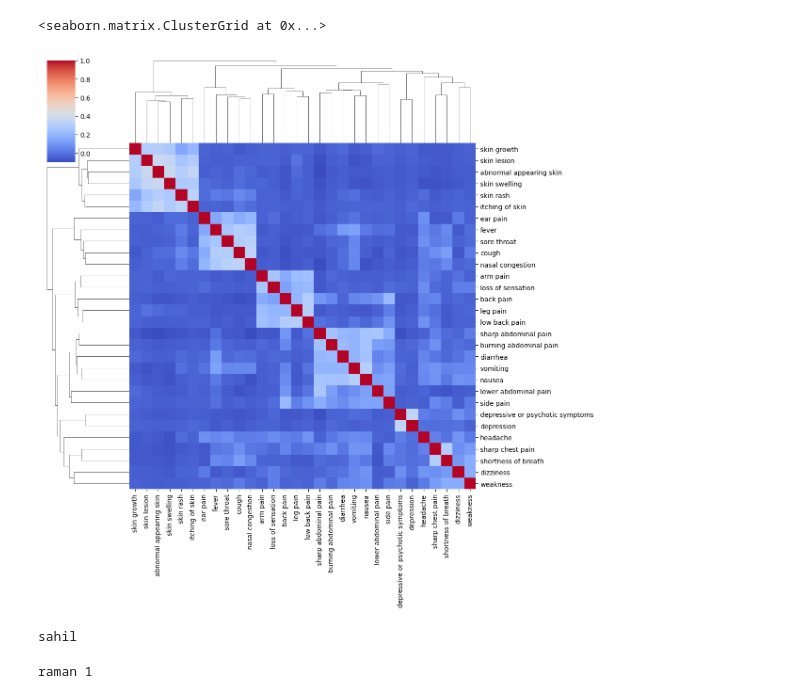
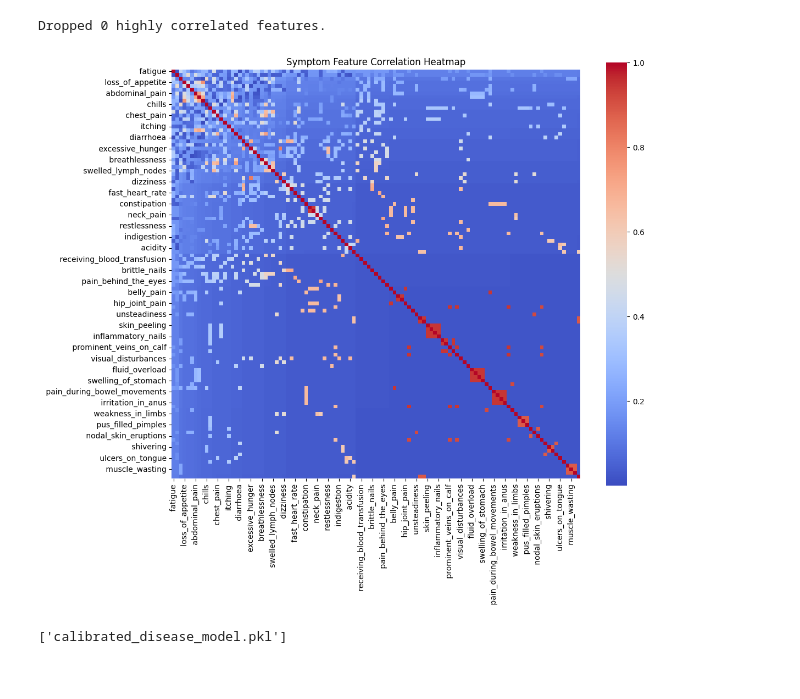
Before and after one commit to raman7976/Symptom-Disease-Diagnosis-ML, a Jupyter notebook: symptom-disease-diagnosis.ipynb, the cells around one changed output. Cells and saved outputs as stored; diff of their text form; code cells hidden in the pictures.

```diff
--- a/symptom-disease-diagnosis.ipynb
+++ b/symptom-disease-diagnosis.ipynb
@@ -133,5 +103,9 @@ plt.show()
 # %%
-plt.figure(figsize=(10, 8))
-sns.heatmap(X.corr(), cmap="coolwarm", linewidths=0.5)
-plt.title("Symptom Co-occurrence Heatmap")
-plt.show()
+# Convert symptoms to binary presence/absence matrix
+binary_matrix = pd.DataFrame(0, index=df.index, columns=unique_symptoms.index)
+
+for index, row in df.iterrows():
+    symptoms_present = row[['Symptom_' + str(i) for i in range(1, 18)]].values
+    for s in symptoms_present:
+        if s != 'none':
+            binary_matrix.loc[index, s] = 1
@@ -140,16 +112,56 @@ plt.show()
+# %%
+import numpy as np
+import pandas as pd
+
+# Step 1: Remove constant columns (with zero variance)
+constant_cols = binary_matrix.columns[binary_matrix.nunique() <= 1]
+binary_matrix_clean = binary_matrix.drop(columns=constant_cols)
+
+# Step 2: Compute correlation
+corr_matrix = binary_matrix_clean.corr().abs()
+
+# Step 3: Handle potential NaNs (replace with 0)
+corr_matrix = corr_matrix.fillna(0)
+
+# Step 4: Prune highly correlated features
+upper = corr_matrix.where(np.triu(np.ones(corr_matrix.shape), k=1).astype(bool))
+to_drop = [column for column in upper.columns if any(upper[column] > 0.95)]
+
+# Step 5: Drop those columns
+binary_matrix_pruned = binary_matrix_clean.drop(columns=to_drop)
+
+print(f"Dropped {len(to_drop)} highly correlated features.")
+# %% [output]
+Dropped 0 highly correlated features.
 # %%
-
-top_symptoms = X.sum().sort_values(ascending=False).head(30).index
-sns.clustermap(X[top_symptoms].corr(), cmap="coolwarm", figsize=(12, 12))
+corr_matrix = binary_matrix.corr().abs()
+upper = corr_matrix.where(np.triu(np.ones(corr_matrix.shape), k=1).astype(bool))
+to_drop = [column for column in upper.columns if any(upper[column] > 0.95)]
+binary_matrix.drop(columns=to_drop, inplace=True)
-# %% [output]
-<seaborn.matrix.ClusterGrid at 0x...>
-[figure, removed]
 # %%
-print("sahil")
+import seaborn as sns
+import matplotlib.pyplot as plt
+
+plt.figure(figsize=(12,10))
+sns.heatmap(corr_matrix, cmap='coolwarm', vmax=1.0, square=True)
+plt.title("Symptom Feature Correlation Heatmap")
+plt.show()
 # %% [output]
-sahil
+[figure, added]
 # %%
-print("raman 1")
+from sklearn.ensemble import RandomForestClassifier
+from sklearn.model_selection import train_test_split
+X_train, X_test, y_train, y_test = train_test_split(binary_matrix, df['Disease_Encoded'], test_size=0.2, random_state=42)
+
+rf_model = RandomForestClassifier(n_estimators=200, random_state=42)
+rf_model.fit(X_train, y_train)
+
+calibrated_model = CalibratedClassifierCV(base_estimator=rf_model, method='isotonic', cv=3)
+calibrated_model.fit(X_train, y_train)
+
+# Save calibrated model
+import joblib
+joblib.dump(calibrated_model, 'calibrated_disease_model.pkl')
 # %% [output]
-raman 1
+['calibrated_disease_model.pkl']
 # %%
```
Also changed, not shown: parts of 22 cells of this notebook.
